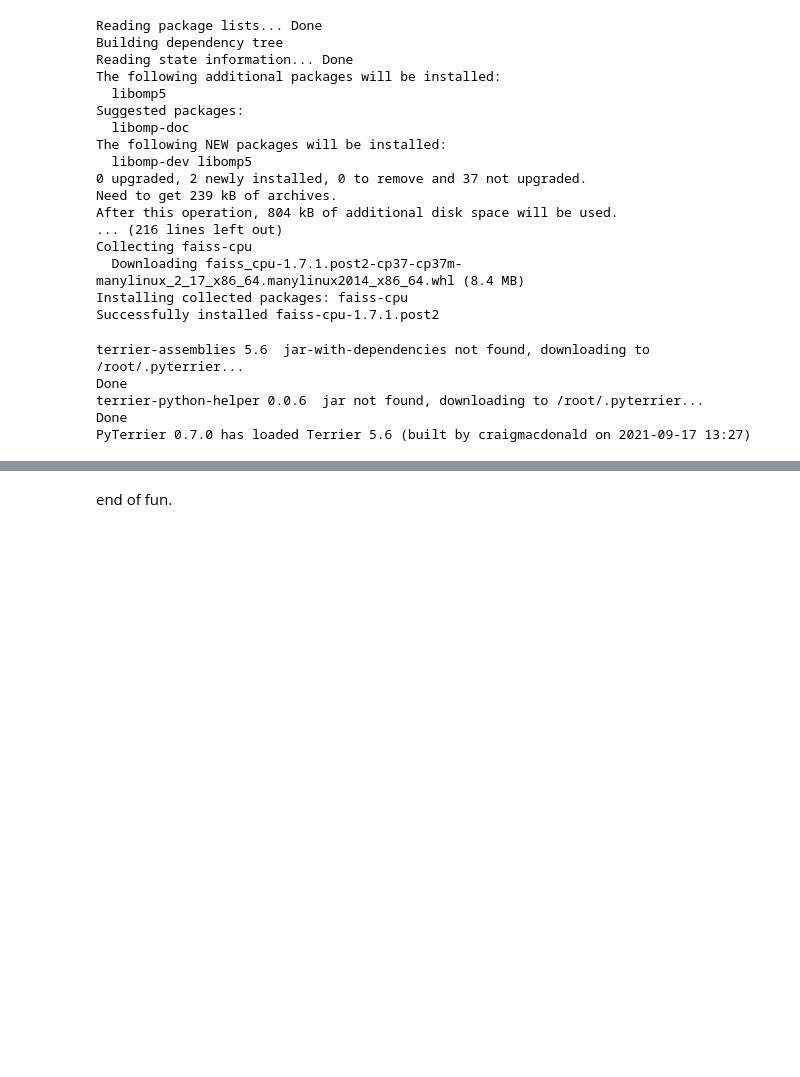
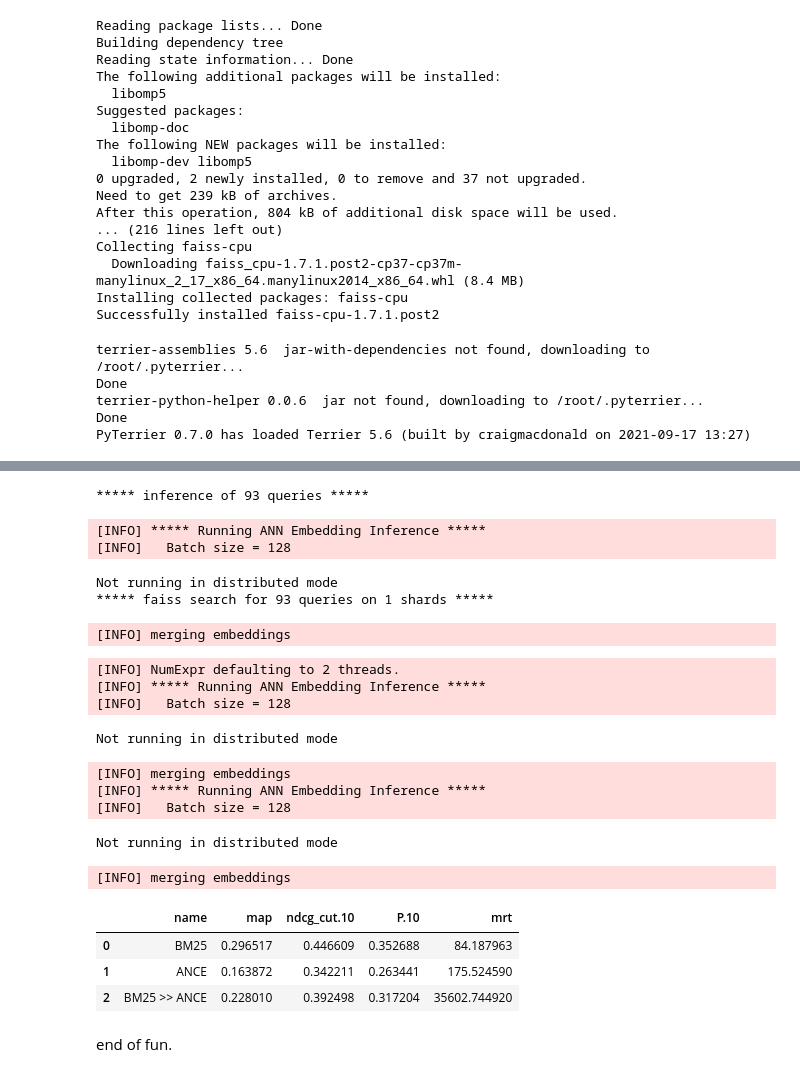
Before and after one commit to alpers/ir, a Jupyter notebook: experiments/terrier_ance.ipynb, the cells around one changed output, grey strips where cells are left out. Cells and saved outputs as stored; diff of their text form; code cells hidden in the pictures; blank space fills up the shorter version.

```diff
--- a/experiments/terrier_ance.ipynb
+++ b/experiments/terrier_ance.ipynb
@@ -37,6 +37,9 @@ Done
 terrier-python-helper 0.0.6  jar not found, downloading to /root/.pyterrier...
 Done
 PyTerrier 0.7.0 has loaded Terrier 5.6 (built by craigmacdonald on 2021-09-17 13:27)
+# %%
+def experiment_br(retrs, topics, qrels, labels):
+  return pt.Experiment(retrs, topics, qrels, names=labels, eval_metrics=['map', 'ndcg_cut.10', 'P.10', 'mrt'])
 # %%
 dataset_name = 'irds:vaswani'
 index_path = './index_vaswani'
@@ -63,6 +65,3 @@ br = pt.BatchRetrieve(index, wmodel='BM25')
-# %%
-def experiment_br(retrs, labels):
-  return pt.Experiment(retrs, topics, qrels, names=labels, eval_metrics=evals)
 # %%
 if not os.path.exists('Passage_ANCE_FirstP_Checkpoint.zip'):
   !wget https://webdatamltrainingdiag842.blob.core.windows.net/semistructstore/OpenSource/Passage_ANCE_FirstP_Checkpoint.zip
@@ -176,2 +163,24 @@ Not running in distributed mode
+# %%
+experiment_br([br, ance_retr, ance_rerank], topics, qrels, ['BM25', 'ANCE', 'BM25 >> ANCE'])
+# %% [output]
+***** inference of 93 queries *****
+[INFO] ***** Running ANN Embedding Inference *****
+[INFO]   Batch size = 128
+Not running in distributed mode
+***** faiss search for 93 queries on 1 shards *****
+[INFO] merging embeddings
+[INFO] NumExpr defaulting to 2 threads.
+[INFO] ***** Running ANN Embedding Inference *****
+[INFO]   Batch size = 128
+Not running in distributed mode
+[INFO] merging embeddings
+[INFO] ***** Running ANN Embedding Inference *****
+[INFO]   Batch size = 128
+Not running in distributed mode
+[INFO] merging embeddings
+|  | name | map | ndcg_cut.10 | P.10 | mrt |
+| 0 | BM25 | 0.296517 | 0.446609 | 0.352688 | 84.187963 |
+| 1 | ANCE | 0.163872 | 0.342211 | 0.263441 | 175.524590 |
+| 2 | BM25 >> ANCE | 0.228010 | 0.392498 | 0.317204 | 35602.744920 |
 # %% [markdown]
 end of fun.
```
Also changed, not shown: parts of 4 cells of this notebook, 2 other files.
